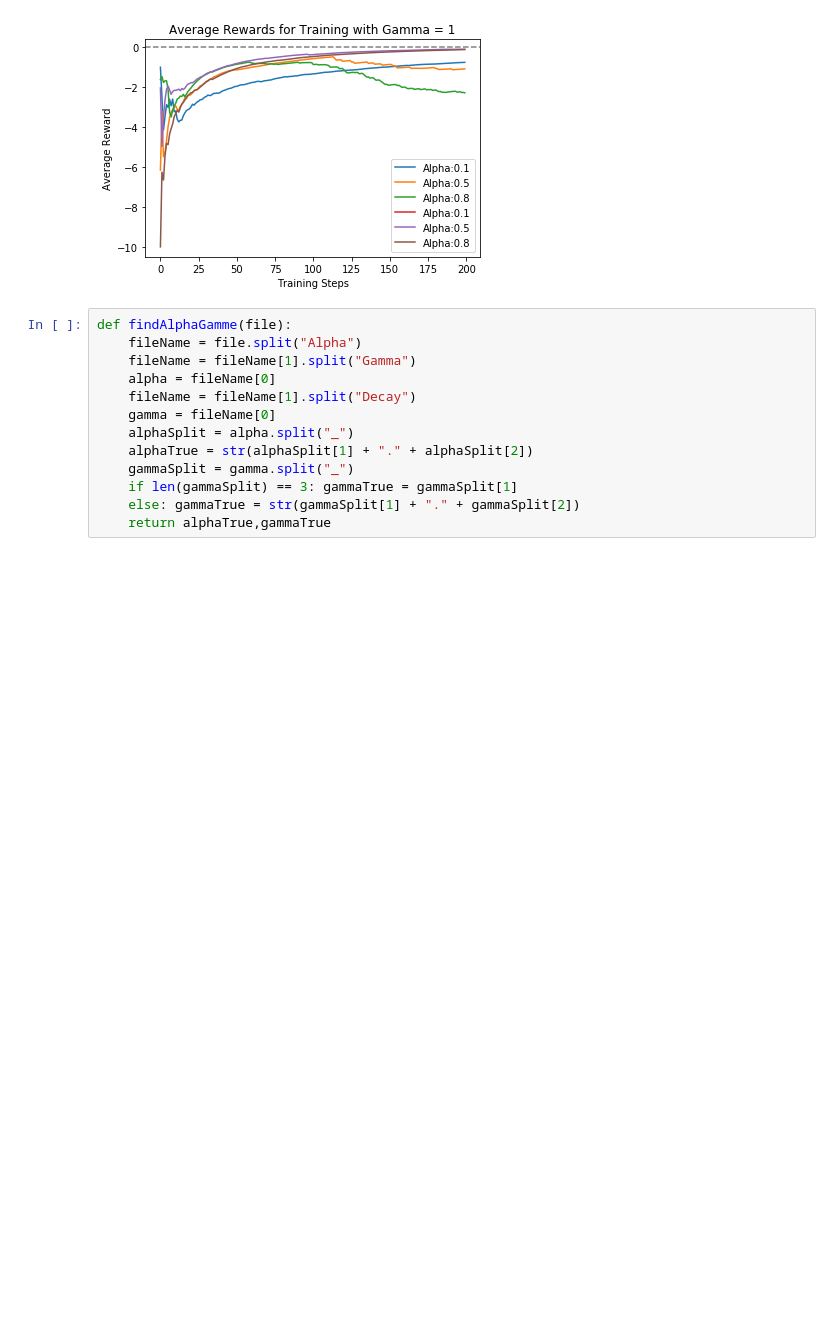
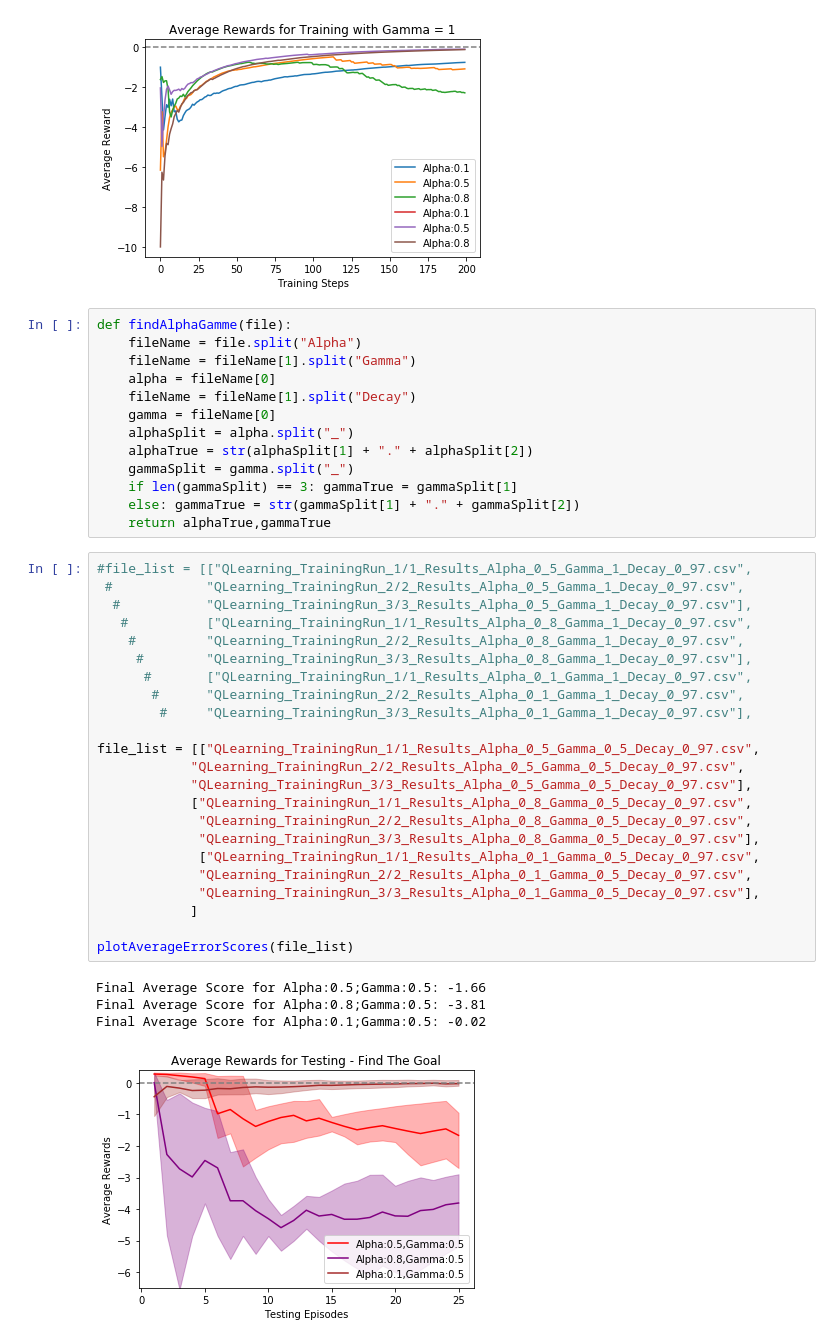
Before and after one commit to mattthelee/Marlo-Double-DQN, a Jupyter notebook: marloAnalysis-Copy1.ipynb, the cells around one changed output. Saved outputs shown, nothing was run; the diff lists cells and outputs as text; blank space fills up the shorter version.

```diff
--- a/marloAnalysis-Copy1.ipynb
+++ b/marloAnalysis-Copy1.ipynb
@@ -237,3 +257,31 @@ def findAlphaGamme(file):
     if len(gammaSplit) == 3: gammaTrue = gammaSplit[1]
     else: gammaTrue = str(gammaSplit[1] + "." + gammaSplit[2])
     return alphaTrue,gammaTrue
+# %%
+#file_list = [["QLearning_TrainingRun_1/1_Results_Alpha_0_5_Gamma_1_Decay_0_97.csv",
+ #            "QLearning_TrainingRun_2/2_Results_Alpha_0_5_Gamma_1_Decay_0_97.csv",
+  #           "QLearning_TrainingRun_3/3_Results_Alpha_0_5_Gamma_1_Decay_0_97.csv"],
+   #          ["QLearning_TrainingRun_1/1_Results_Alpha_0_8_Gamma_1_Decay_0_97.csv",
+    #         "QLearning_TrainingRun_2/2_Results_Alpha_0_8_Gamma_1_Decay_0_97.csv",
+     #        "QLearning_TrainingRun_3/3_Results_Alpha_0_8_Gamma_1_Decay_0_97.csv"],
+      #       ["QLearning_TrainingRun_1/1_Results_Alpha_0_1_Gamma_1_Decay_0_97.csv",
+       #      "QLearning_TrainingRun_2/2_Results_Alpha_0_1_Gamma_1_Decay_0_97.csv",
+        #     "QLearning_TrainingRun_3/3_Results_Alpha_0_1_Gamma_1_Decay_0_97.csv"],
+
+file_list = [["QLearning_TrainingRun_1/1_Results_Alpha_0_5_Gamma_0_5_Decay_0_97.csv",
+            "QLearning_TrainingRun_2/2_Results_Alpha_0_5_Gamma_0_5_Decay_0_97.csv",
+            "QLearning_TrainingRun_3/3_Results_Alpha_0_5_Gamma_0_5_Decay_0_97.csv"],
+            ["QLearning_TrainingRun_1/1_Results_Alpha_0_8_Gamma_0_5_Decay_0_97.csv",
+             "QLearning_TrainingRun_2/2_Results_Alpha_0_8_Gamma_0_5_Decay_0_97.csv",
+             "QLearning_TrainingRun_3/3_Results_Alpha_0_8_Gamma_0_5_Decay_0_97.csv"],
+             ["QLearning_TrainingRun_1/1_Results_Alpha_0_1_Gamma_0_5_Decay_0_97.csv",
+             "QLearning_TrainingRun_2/2_Results_Alpha_0_1_Gamma_0_5_Decay_0_97.csv",
+             "QLearning_TrainingRun_3/3_Results_Alpha_0_1_Gamma_0_5_Decay_0_97.csv"],
+            ]
+
+plotAverageErrorScores(file_list)
+# %% [output]
+Final Average Score for Alpha:0.5;Gamma:0.5: -1.66
+Final Average Score for Alpha:0.8;Gamma:0.5: -3.81
+Final Average Score for Alpha:0.1;Gamma:0.5: -0.02
+[figure, added]
```
Also changed, not shown: parts of 14 cells of this notebook, 15 other files.
